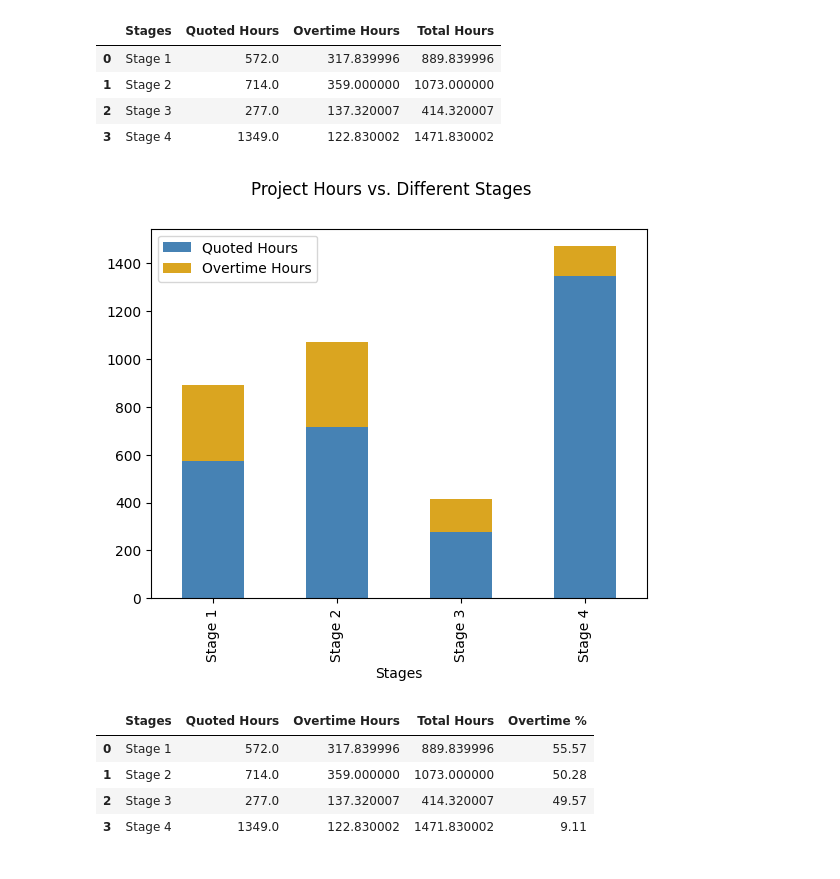
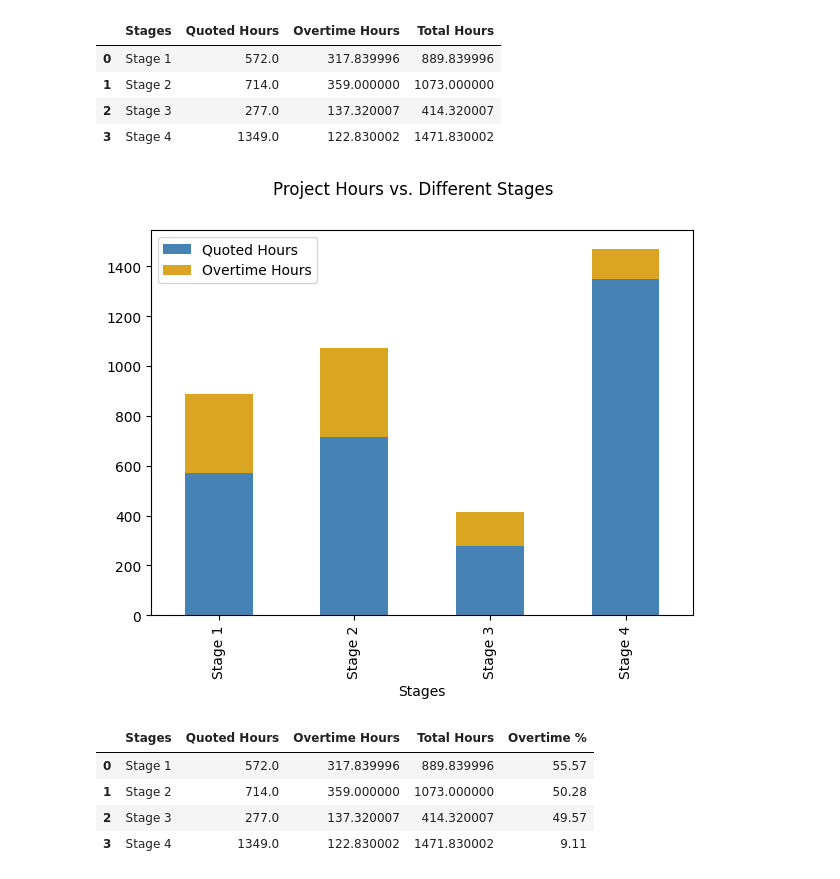
Before and after one commit to xiaoella/project_quotes, a Jupyter notebook: 1. EDA.ipynb, the cells around one changed output. Cells and saved outputs as stored; diff of their text form; code cells hidden in the pictures.

```diff
--- a/1. EDA.ipynb
+++ b/1. EDA.ipynb
@@ -228,11 +228,13 @@ df_hours
 | 2 | Stage 3 | 277.0 | 137.320007 | 414.320007 |
 | 3 | Stage 4 | 1349.0 | 122.830002 | 1471.830002 |
 # %%
-df_hours.plot(x="Stages", y=["Quoted Hours", "Overtime Hours"], kind="bar", stacked=True, color=["steelblue", "goldenrod"])
+fig, ax = plt.subplots(1, 1, figsize=(7, 5))
+
+df_hours.plot(x="Stages", y=["Quoted Hours", "Overtime Hours"], kind="bar", stacked=True, color=["steelblue", "goldenrod"], ax=ax)
 plt.suptitle("Project Hours vs. Different Stages")
 plt.show()
 # %% [output]
-[figure, old version]
+[figure, new version]
 # %%
 # Looking at the amount of overtime occurs per stage
 df_hours["Overtime %"] = round((df_hours["Overtime Hours"] / df_hours["Quoted Hours"]) * 100, 2)
```
Also changed, not shown: parts of 4 cells of this notebook, 1 other file.
